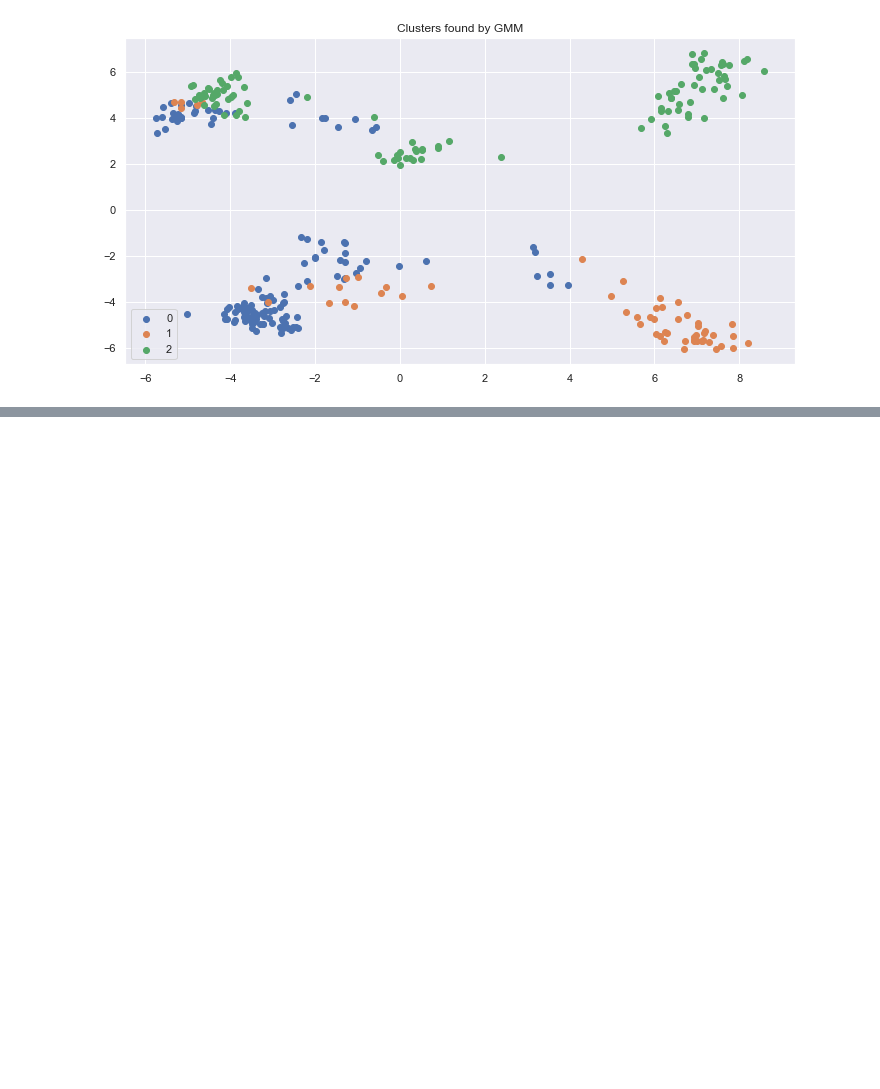
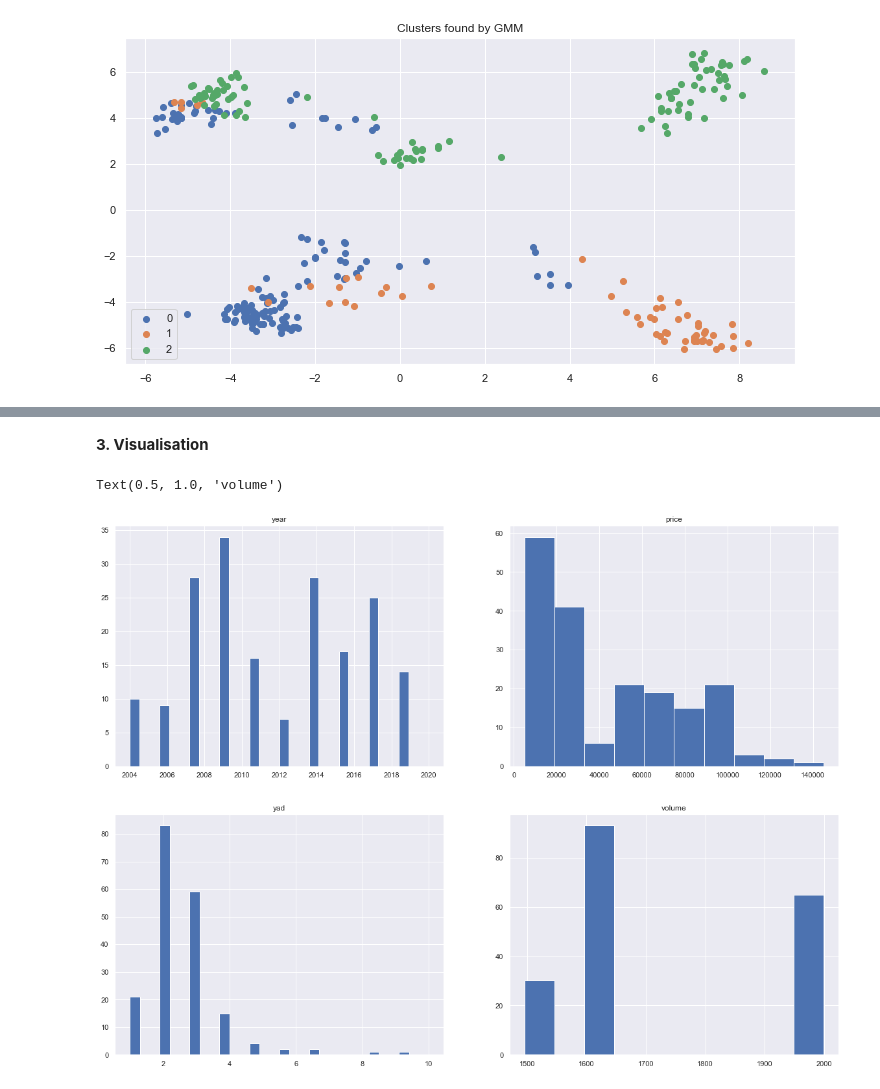
Before and after one commit to HalivaMatan/Final-Project-Data-Science-Course, a Jupyter notebook: DS - Face Detection Project.ipynb, the cells around one changed output, grey strips where cells are left out. Saved outputs shown, nothing was run; the diff lists cells and outputs as text; code cells hidden in the pictures; blank space fills up the shorter version.

Commit message:
add car prices classification

```diff
--- a/DS - Face Detection Project.ipynb
+++ b/DS - Face Detection Project.ipynb
@@ -853,0 +1323,13 @@ best_silhouette=0.32145017272458604
+# %%
+p = Parser([22, 1645, 10, '2014-2020'], True) # Mazda 3
+# %%
+def get_cars(filters):
+    cars = []
+    for filt in filters:
+        cars.append(p.start(filt))
+    return cars
+# %%
+cars = get_cars([[22, 1645, '10', '2004-2021']]) # Mazda 3
+cars2 = get_cars([[22, 1645, '10', '2004-2021']]) # Mazda 3
+print(cars2)
+len(cars2[0])
@@ -853,0 +1357,18 @@ best_silhouette=0.32145017272458604
+# %%
+locale.setlocale( locale.LC_ALL, 'en_US.UTF-8' )
+print(locale.atoi('1,000,000'))
+
+counter = 0
+d = {}
+arr = []
+for car in cars2[0]:
+    counter = counter + 1
+    #print("counter: ", counter)
+    print(car['yad'].replace("יד", "").strip())
+    arr.append([int(car['year'].replace("שנה", "").strip()),
+                int(locale.atoi(car['price'].replace("₪", "").strip())),
+                int(car['yad'].replace("יד", "").replace("+", "").strip()),
+                int(locale.atoi(car['volume'].replace('סמ"ק', "")))])
+
+df = pd.DataFrame(np.array(arr), columns=['year', 'price', 'yad', 'volume'])
+print(df)
@@ -853,0 +1393,16 @@ best_silhouette=0.32145017272458604
+# %% [markdown]
+**3. Visualisation**
+# %%
+fig, axs = plt.subplots(2, 2, figsize=(20,15))
+
+axs[0,0].hist(df.year , width=0.5)
+axs[0,0].set_title("year")
+axs[0,1].hist(df.price)
+axs[0,1].set_title("price")
+axs[1,0].hist(df.yad , width=0.3, align ='mid')
+axs[1,0].set_title("yad")
+axs[1,1].hist(df.volume)
+axs[1,1].set_title("volume")
+# %% [output]
+Text(0.5, 1.0, 'volume')
+[figure, added]
```
Also changed, not shown: parts of 64 cells of this notebook.
